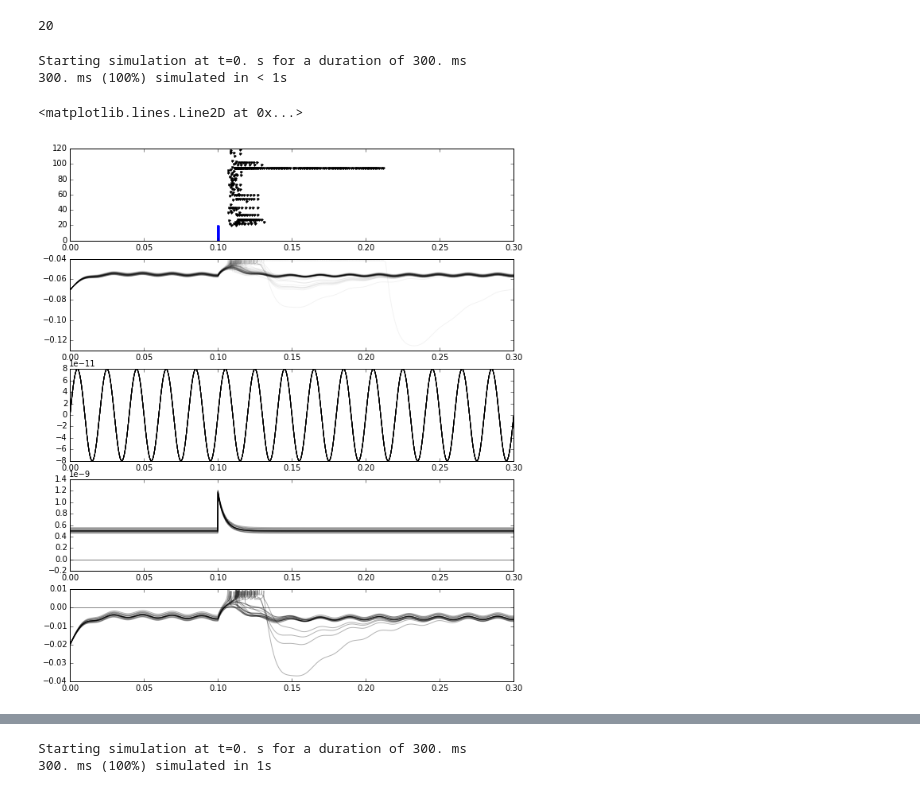
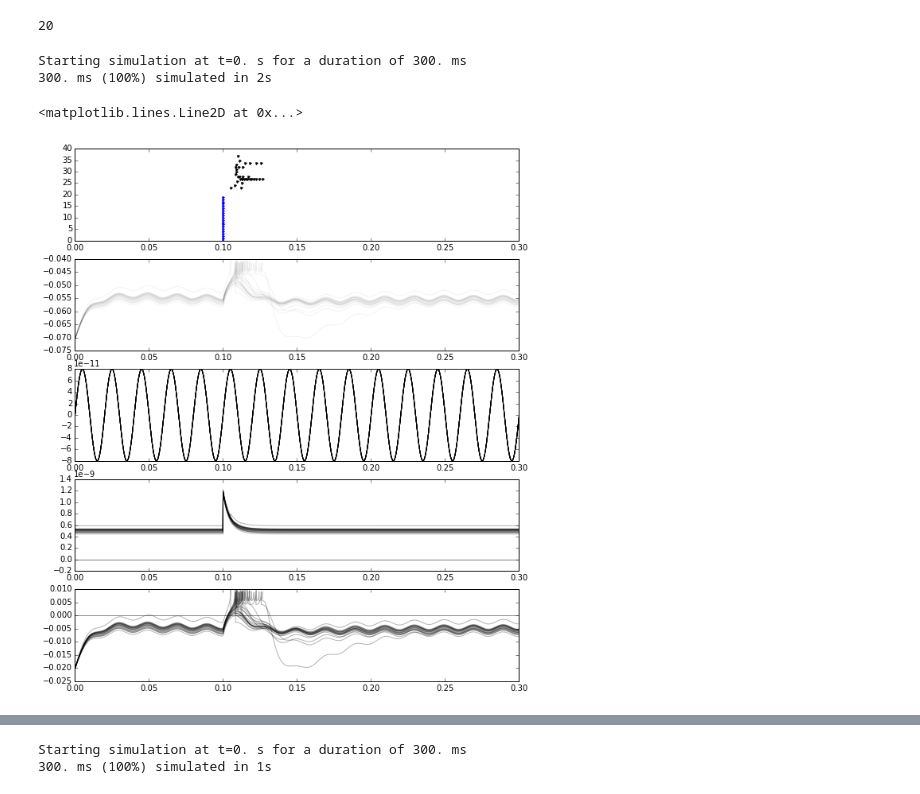
Before and after one commit to parenthetical-e/voltagebudget, a Jupyter notebook: ipynb/adex_testing.ipynb, the cells around one changed output, grey strips where cells are left out. Drawn from its saved outputs; the diff is of its cells as text; code cells hidden in the pictures.

```diff
--- a/ipynb/adex_testing.ipynb
+++ b/ipynb/adex_testing.ipynb
@@ -20,7 +20,7 @@ times = fsutil.create_times(t, dt)
 # %% [output]
 20
 # %%
-N = 100
+N = 20
 w_in = 0.6e-9
 bias = 5e-10
 
@@ -29,7 +29,7 @@ A = .8e-10
 
 r_b = 0.0
 
-ns_e, ts_e, vs = neurons.adex(t, N, k,
+ns_e, ts_e, vs = neurons.adex(t, N,
                              ns, ts,
                              w_in=w_in,
                              bias=bias,
@@ -39,32 +39,32 @@ ns_e, ts_e, vs = neurons.adex(t, N, k,
                              sigma_scale=20)
 # %% [output]
 Starting simulation at t=0. s for a duration of 300. ms
-300. ms (100%) simulated in < 1s
+300. ms (100%) simulated in 2s
 # %%
 plt.figure(figsize=(10, 12))
 plt.subplot(511)
 plt.plot(ts, ns, '.b')
 plt.plot(ts_e, ns_e + k, '.k')
 plt.xlim(0, .3)
 
 plt.subplot(512)
-for j in range(100):
+for j in range(20):
     plt.plot(times, vs['vm'][j, :], 'k', alpha=0.05);
 
 plt.subplot(513)
 for j in range(20):
     plt.plot(times, vs['osc'][j, :], 'k', alpha=0.3);
 
 plt.subplot(514)
 for j in range(20):
     plt.plot(times, vs['comp'][j, :], 'k', alpha=0.3);
 plt.axhline(0.0, color='k', alpha=0.5)
 
 plt.subplot(515)
 for j in range(20):
     plt.plot(times, vs['free'][j, :], 'k', alpha=0.3);
 plt.axhline(0.0, color='k', alpha=0.5)
 # %% [output]
 <matplotlib.lines.Line2D at 0x...>
-[figure, old version]
+[figure, new version]
 # %%
```
Also changed, not shown: parts of 3 cells of this notebook, 1 other file.
